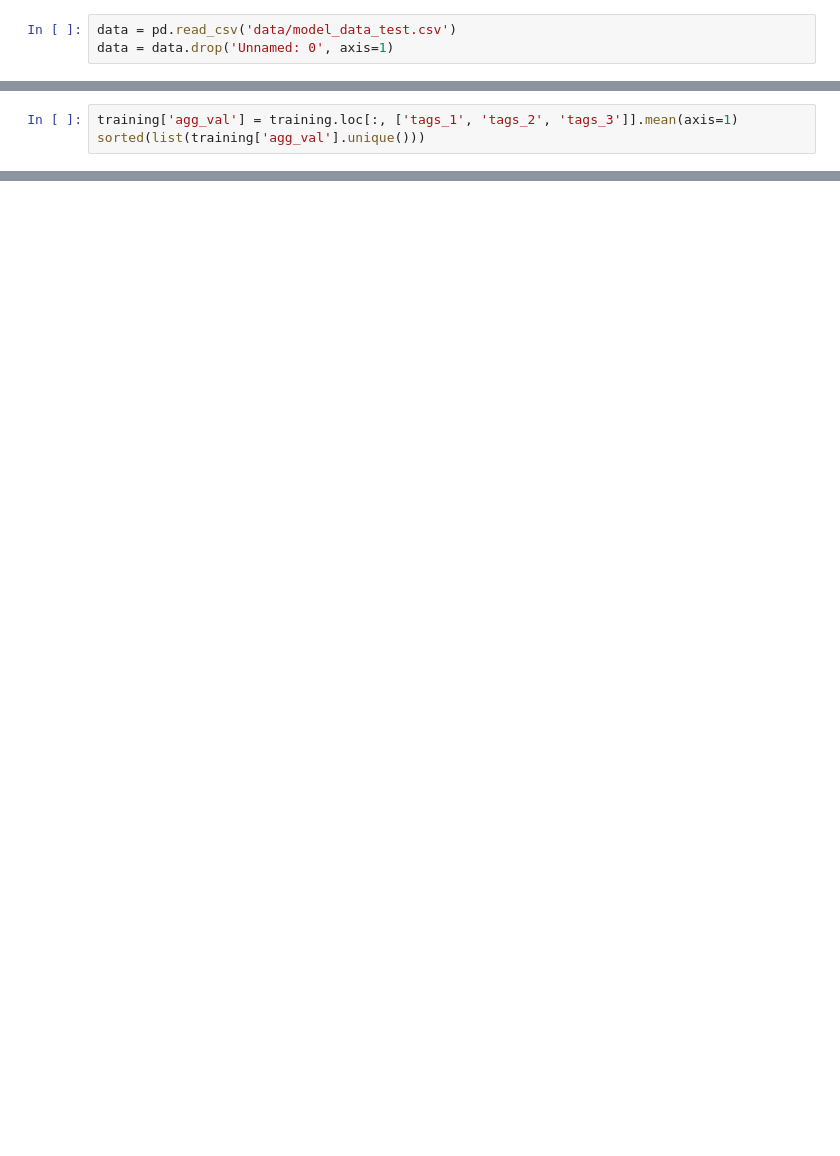
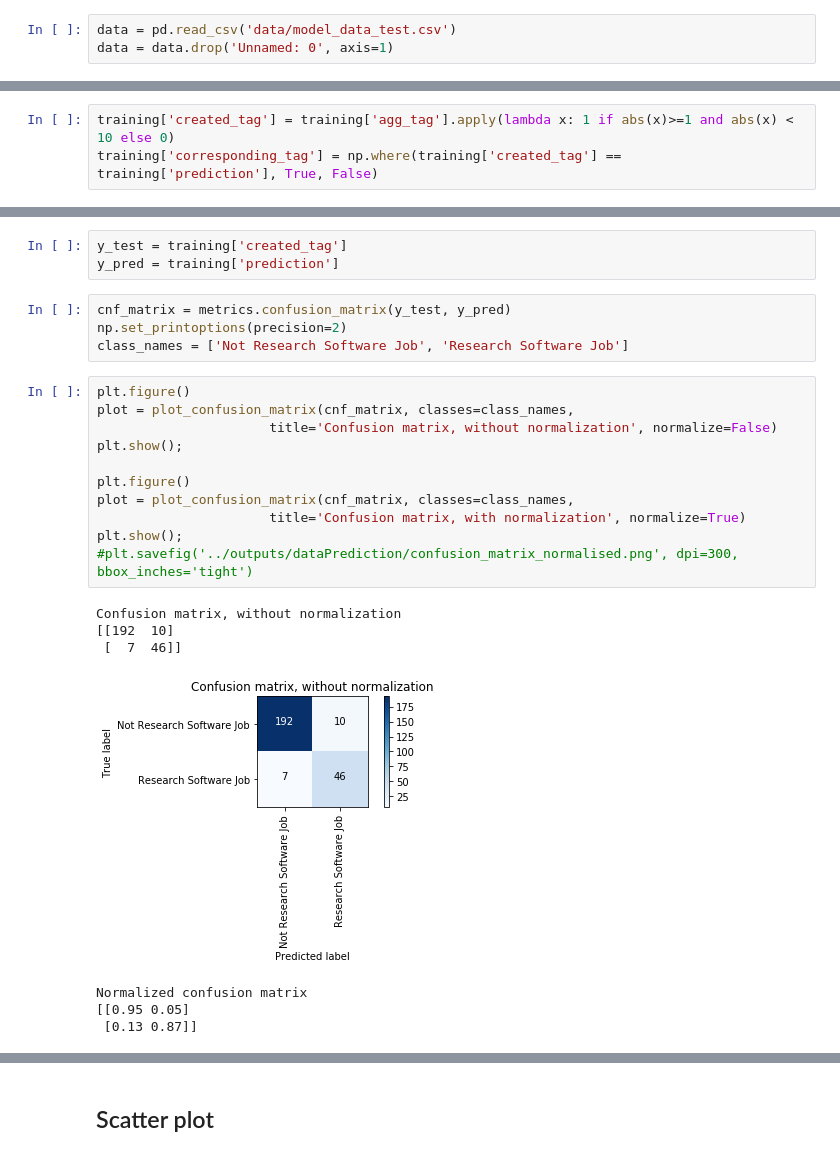
Before and after one commit to softwaresaved/jamie, a Jupyter notebook: jobAnalysis/dataPrediction/prediction_dev.ipynb, the cells around one changed output, grey strips where cells are left out. Saved outputs shown, nothing was run; the diff lists cells and outputs as text; blank space fills up the shorter version.

Commit message:
Update: overview of the training set

```diff
--- a/jobAnalysis/dataPrediction/prediction_dev.ipynb
+++ b/jobAnalysis/dataPrediction/prediction_dev.ipynb
@@ -83,6 +95,3 @@ training['agg_tag'].value_counts()
  0.500000       1
 -1.500000       1
 Name: agg_tag, dtype: int64
-# %%
-training['agg_val'] = training.loc[:, ['tags_1', 'tags_2', 'tags_3']].mean(axis=1)
-sorted(list(training['agg_val'].unique()))
@@ -91 +98,4 @@ sorted(list(training['agg_val'].unique()))
+# %%
+training['created_tag'] = training['agg_tag'].apply(lambda x: 1 if abs(x)>=1 and abs(x) < 10 else 0)
+training['corresponding_tag'] = np.where(training['created_tag'] == training['prediction'], True, False)
 # %%
@@ -111,0 +148,26 @@ training[['run_tag', 'tags_1', 'tags_2', 'tags_3', 'agg_tag', 'prediction', 'pre
+# %%
+y_test = training['created_tag']
+y_pred = training['prediction']
+# %%
+cnf_matrix = metrics.confusion_matrix(y_test, y_pred)
+np.set_printoptions(precision=2)
+class_names = ['Not Research Software Job', 'Research Software Job']
+# %%
+plt.figure()
+plot = plot_confusion_matrix(cnf_matrix, classes=class_names,
+                      title='Confusion matrix, without normalization', normalize=False)
+plt.show();
+
+plt.figure()
+plot = plot_confusion_matrix(cnf_matrix, classes=class_names,
+                      title='Confusion matrix, with normalization', normalize=True)
+plt.show();
+#plt.savefig('../outputs/dataPrediction/confusion_matrix_normalised.png', dpi=300, bbox_inches='tight')
+# %% [output]
+Confusion matrix, without normalization
+[[192  10]
+ [  7  46]]
+[figure, added]
+Normalized confusion matrix
+[[0.95 0.05]
+ [0.13 0.87]]
@@ -111,0 +175,2 @@ training[['run_tag', 'tags_1', 'tags_2', 'tags_3', 'agg_tag', 'prediction', 'pre
+# %% [markdown]
+## Scatter plot
```
Also changed, not shown: parts of 30 cells of this notebook, 1 other file.
